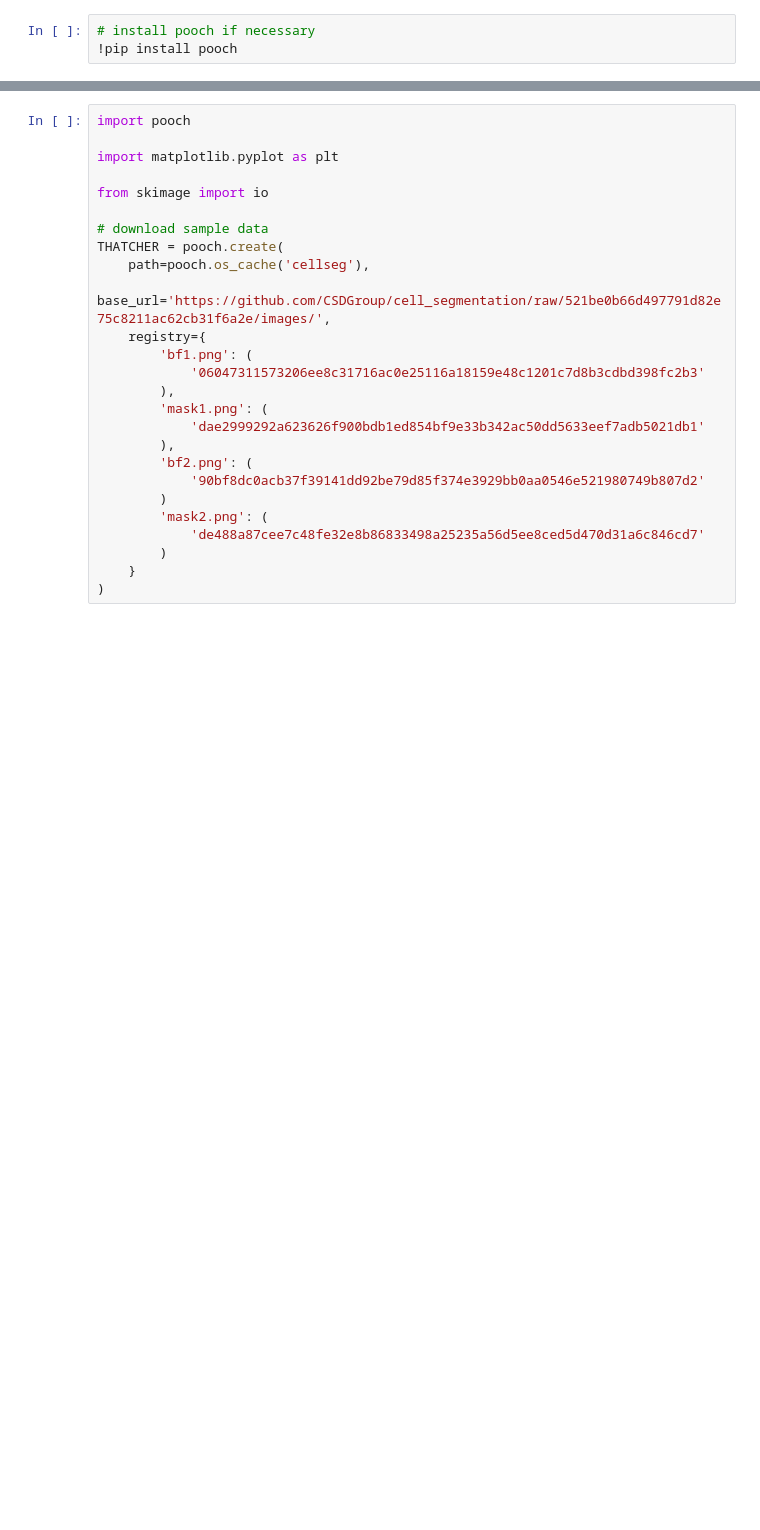
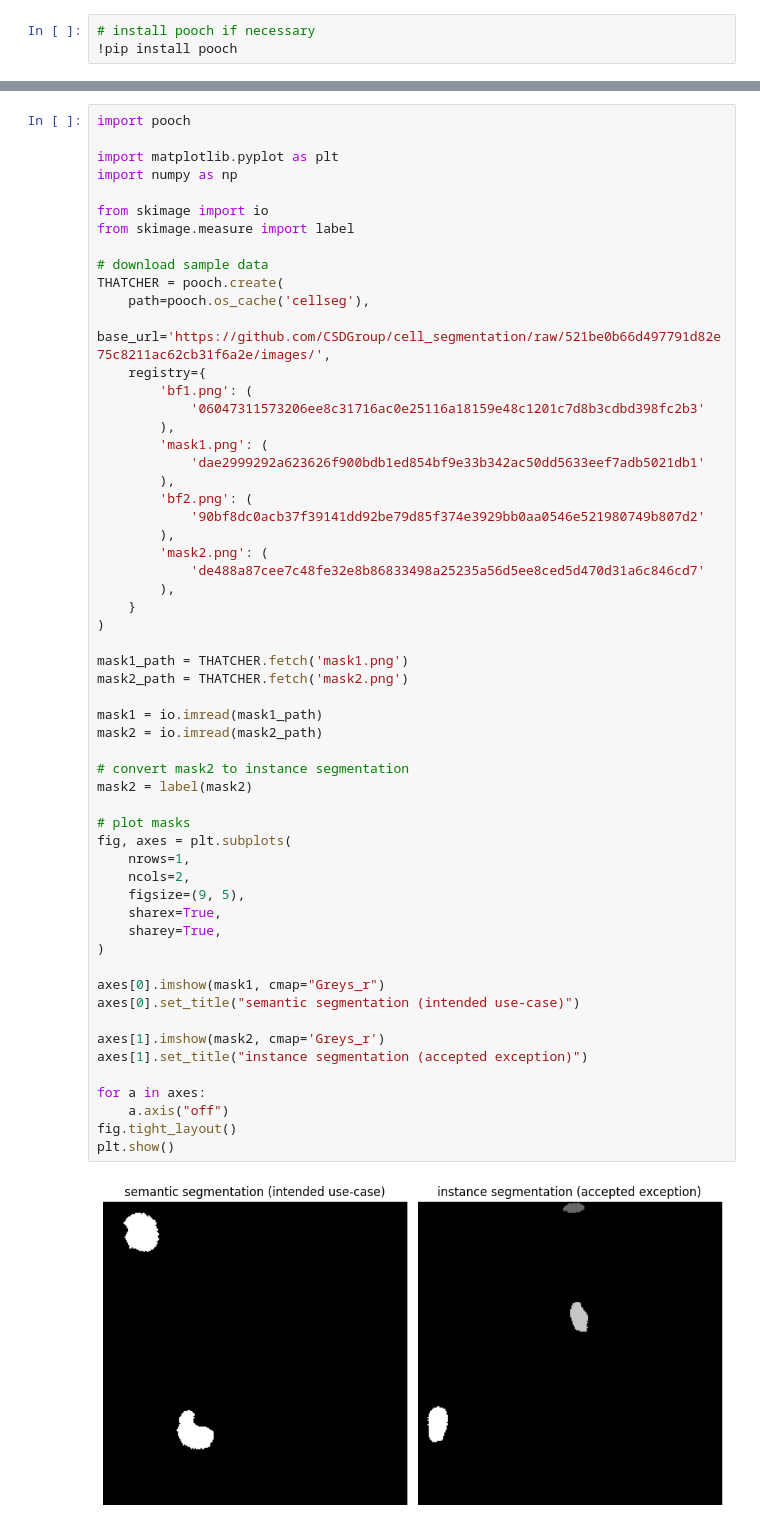
Before and after one commit to CSDGroup/aisegcell, a Jupyter notebook: notebooks/data_example.ipynb, the cells around one changed output, grey strips where cells are left out. Cells and saved outputs as stored; diff of their text form; blank space fills up the shorter version.

```diff
--- a/notebooks/data_example.ipynb
+++ b/notebooks/data_example.ipynb
@@ -66,26 +66,59 @@ U-Net internally manages some exceptions by converting them to the intended use-
 # %%
 import pooch
 
 import matplotlib.pyplot as plt
+import numpy as np
 
 from skimage import io
+from skimage.measure import label
 
 # download sample data
 THATCHER = pooch.create(
     path=pooch.os_cache('cellseg'),
     base_url='https://github.com/CSDGroup/cell_segmentation/raw/521be0b66d497791d82e75c8211ac62cb31f6a2e/images/',
     registry={
         'bf1.png': (
             '06047311573206ee8c31716ac0e25116a18159e48c1201c7d8b3cdbd398fc2b3'
         ),
         'mask1.png': (
             'dae2999292a623626f900bdb1ed854bf9e33b342ac50dd5633eef7adb5021db1'
         ),
         'bf2.png': (
             '90bf8dc0acb37f39141dd92be79d85f374e3929bb0aa0546e521980749b807d2'
-        )
+        ),
         'mask2.png': (
             'de488a87cee7c48fe32e8b86833498a25235a56d5ee8ced5d470d31a6c846cd7'
-        )
+        ),
     }
 )
+
+mask1_path = THATCHER.fetch('mask1.png')
+mask2_path = THATCHER.fetch('mask2.png')
+
+mask1 = io.imread(mask1_path)
+mask2 = io.imread(mask2_path)
+
+# convert mask2 to instance segmentation
+mask2 = label(mask2)
+
+# plot masks
+fig, axes = plt.subplots(
+    nrows=1,
+    ncols=2,
+    figsize=(9, 5),
+    sharex=True,
+    sharey=True,
+)
+
+axes[0].imshow(mask1, cmap="Greys_r")
+axes[0].set_title("semantic segmentation (intended use-case)")
+
+axes[1].imshow(mask2, cmap='Greys_r')
+axes[1].set_title("instance segmentation (accepted exception)")
+
+for a in axes:
+    a.axis("off")
+fig.tight_layout()
+plt.show()
+# %% [output]
+[figure, added]
```
Also changed, not shown: parts of 4 cells of this notebook.
